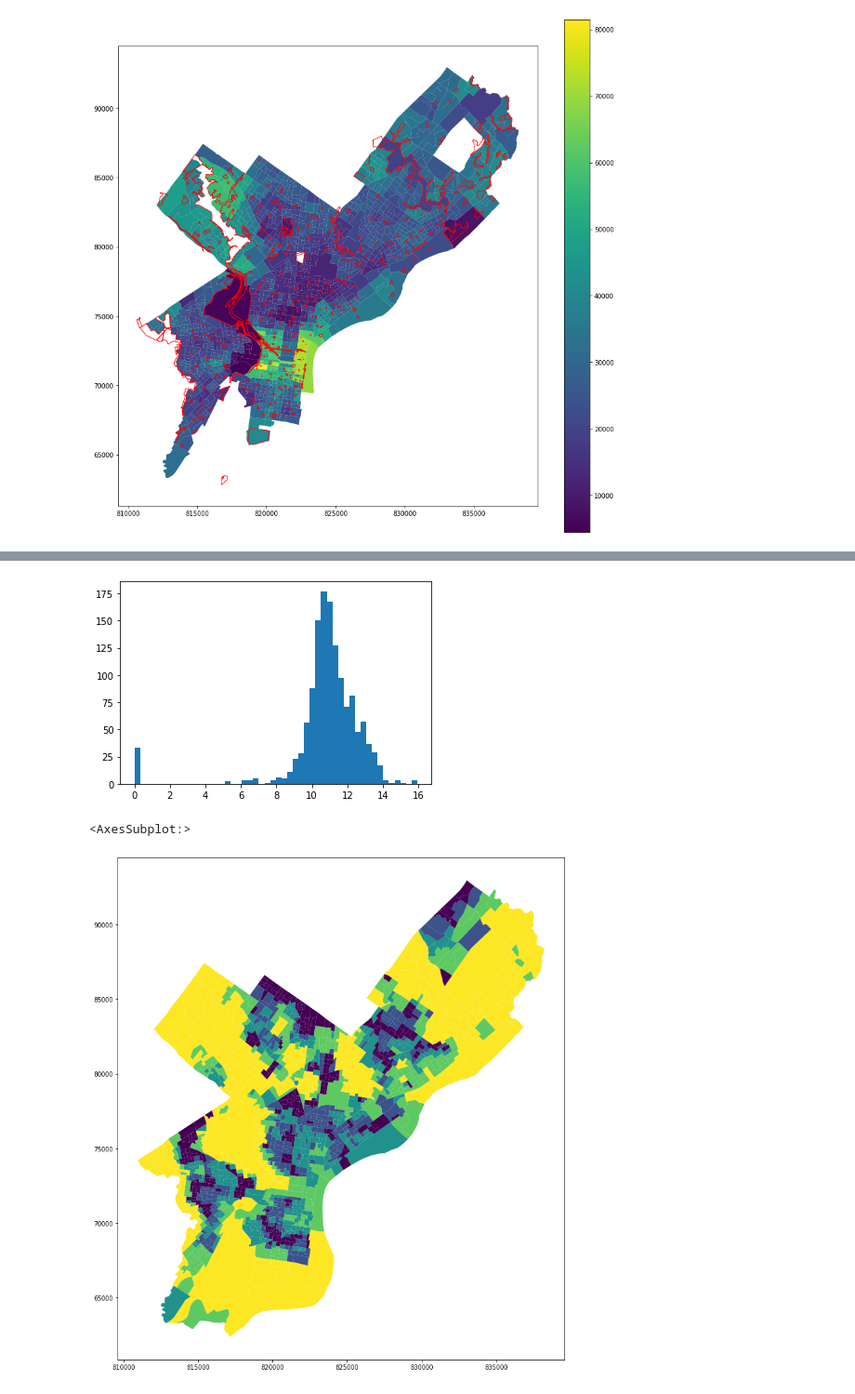
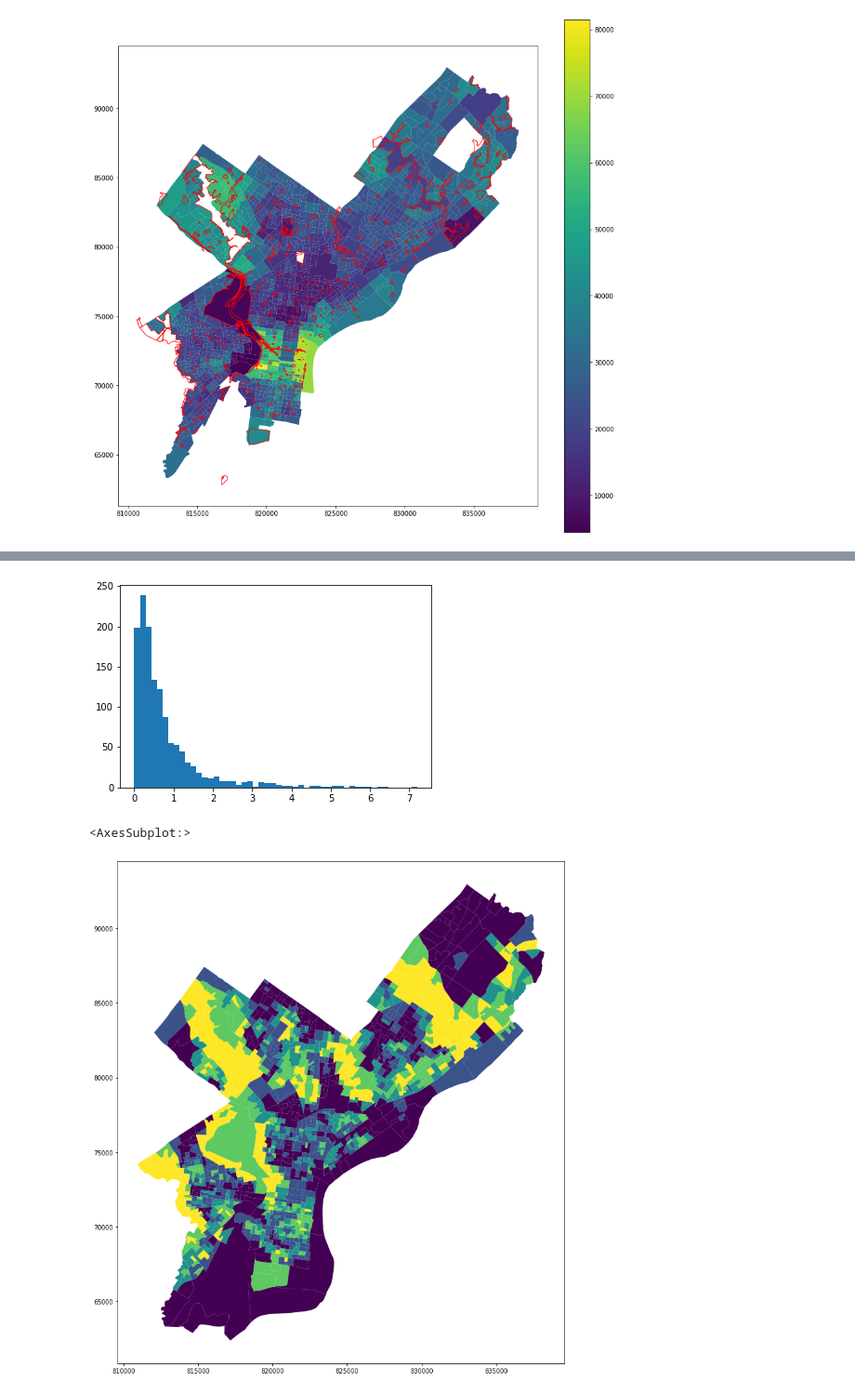
Before and after one commit to Zhen3r/WSOPB-MUSA509, a Jupyter notebook: exploring/equality.ipynb, the cells around one changed output, grey strips where cells are left out. Shown at 93% size. Drawn from its saved outputs; the diff is of its cells as text; code cells hidden in the pictures.

```diff
--- a/exploring/equality.ipynb
+++ b/exploring/equality.ipynb
@@ -129,4 +129,4 @@ def getParkAreaWithinDistance(acsblockgroups: gpd.GeoDataFrame, distance: float,
 
 acsDataGeo["parkArea"] = acsDataGeo.apply(getParkAreaWithinDistance, axis=1,
                                           distance=searchDistance, park=parkUnion)
-acsDataGeo['logParkArea'] = acsDataGeo.parkArea.add(1).apply(log)
+acsDataGeo['parkPercentage'] = acsDataGeo["parkArea"] / acsDataGeo.geometry.area
@@ -148,11 +133,11 @@ Name: parkArea, Length: 1336, dtype: float64
 # %%
-plt.hist(acsDataGeo.parkArea.add(1).apply(log), bins=50)
+plt.hist(acsDataGeo.parkPercentage, bins=50)
 plt.show()
 # %% [output]
-[figure, old version]
+[figure, new version]
 # %%
 fig,axis = plt.subplots(figsize=(15,15))
-acsDataGeo.plot(column="logParkArea",scheme='quantiles',ax=axis)
+acsDataGeo.plot(column="parkPercentage",scheme='quantiles',ax=axis)
 # %% [output]
 <AxesSubplot:>
-[figure, old version]
+[figure, new version]
```
Also changed, not shown: parts of 1 cell of this notebook, 6 other files.
